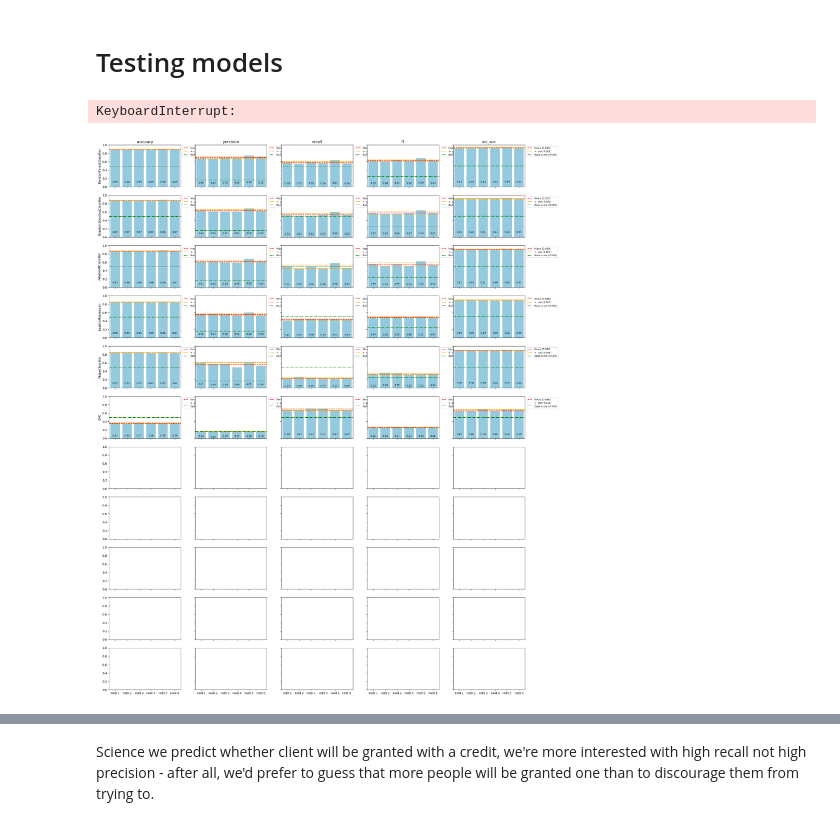
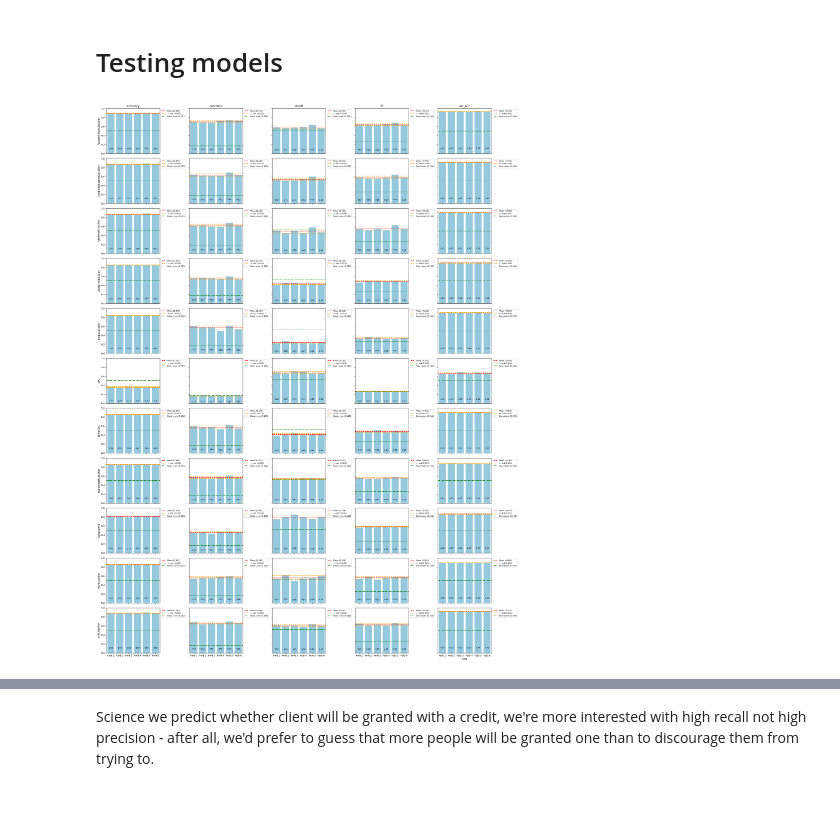
Before and after one commit to Michael-Pytel/Consumer-Loans-Analysis, a Jupyter notebook: notebooks/modeling_validation.ipynb, the cells around one changed output, grey strips where cells are left out. Cells and saved outputs as stored; diff of their text form; code cells hidden in the pictures.

```diff
--- a/notebooks/modeling_validation.ipynb
+++ b/notebooks/modeling_validation.ipynb
@@ -34,3 +1,16 @@ df_valid = pd.read_csv("../data/featured_valid.csv")
+# %%
+import joblib
+import pandas as pd
+from engineering import EngineeringTransformer
+
+import warnings
+warnings.filterwarnings("ignore")
+
+pipeline = joblib.load('../pipelines/feature_engineering_pipeline.joblib')
+df = pd.read_csv("../data/orig_train.csv")
+df = pipeline.fit_transform(df)
+df_val = pd.read_csv("../data/orig_valid.csv")
+df_val = pipeline.transform(df_val)
 # %% [markdown]
 # Testing models
 # %%
@@ -42,27 +86,35 @@ X_valid = df_valid.drop(columns="FINALIZED_LOAN")
 # %%
+from sklearn.ensemble import RandomForestClassifier, GradientBoostingClassifier, AdaBoostClassifier
+from sklearn.linear_model import LogisticRegression, RidgeClassifier
+from sklearn.svm import SVC, LinearSVC
+from sklearn.neighbors import KNeighborsClassifier
+from sklearn.naive_bayes import GaussianNB
+from sklearn.neural_network import MLPClassifier
+from sklearn.tree import DecisionTreeClassifier
+from xgboost import XGBClassifier
+
 models = [
     RandomForestClassifier(),
     GradientBoostingClassifier(),
-    AdaBoostClassifier(algorithm="SAMME"),
+    AdaBoostClassifier(algorithm='SAMME'),
     LogisticRegression(max_iter=1000, dual=False),
     RidgeClassifier(),
     SVC(max_iter=1000),
     LinearSVC(dual=False, max_iter=1000),
     KNeighborsClassifier(),
     GaussianNB(),
     MLPClassifier(max_iter=1000),
-    XGBClassifier(),
+    XGBClassifier()
 ]
 
 scoring = {
-    "accuracy": "accuracy",
-    "precision": "precision",
-    "recall": "recall",
-    "f1": "f1",
-    "roc_auc": "roc_auc",
+    'accuracy': 'accuracy',
+    'precision': 'precision',
+    'recall': 'recall',
+    'f1': 'f1',
+    'roc_auc': 'roc_auc'
 }
 
 scores = my_cross_validate(models, X_train, y_train, scoring=scoring)
 # %% [output]
-KeyboardInterrupt:
-[figure, old version]
+[figure, new version]
```
Also changed, not shown: parts of 21 cells of this notebook.
